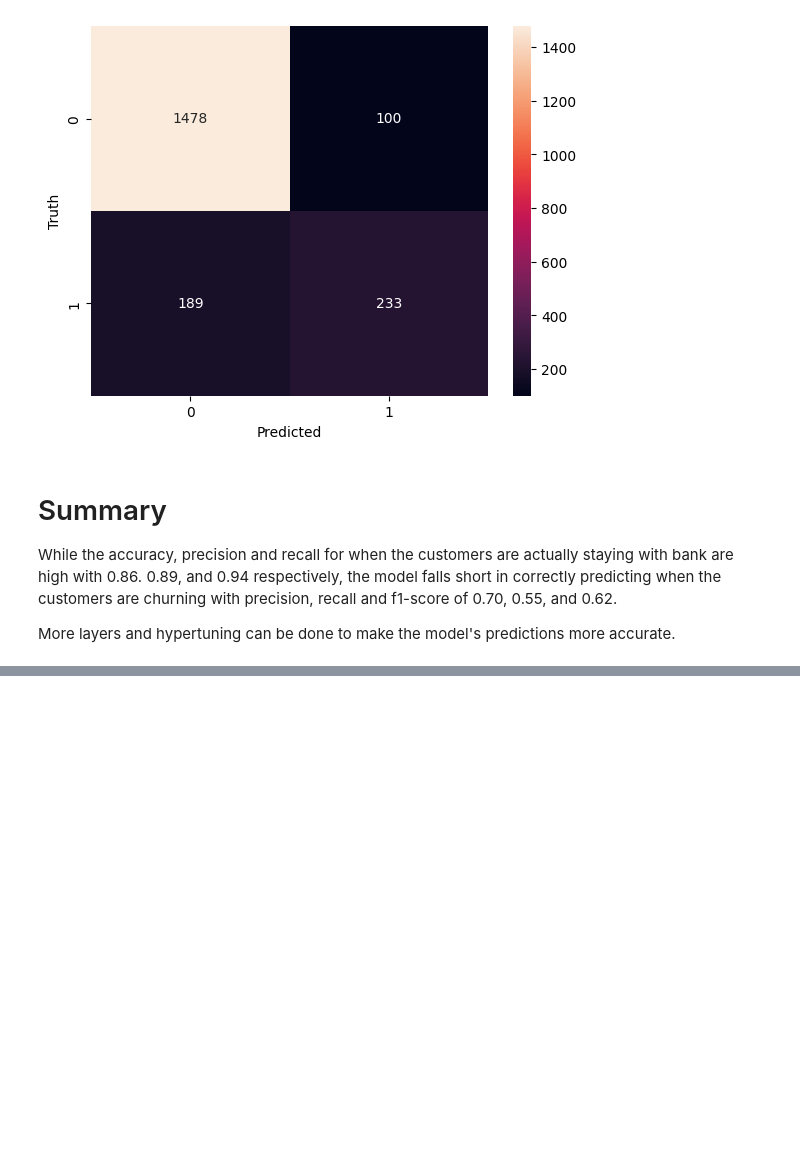
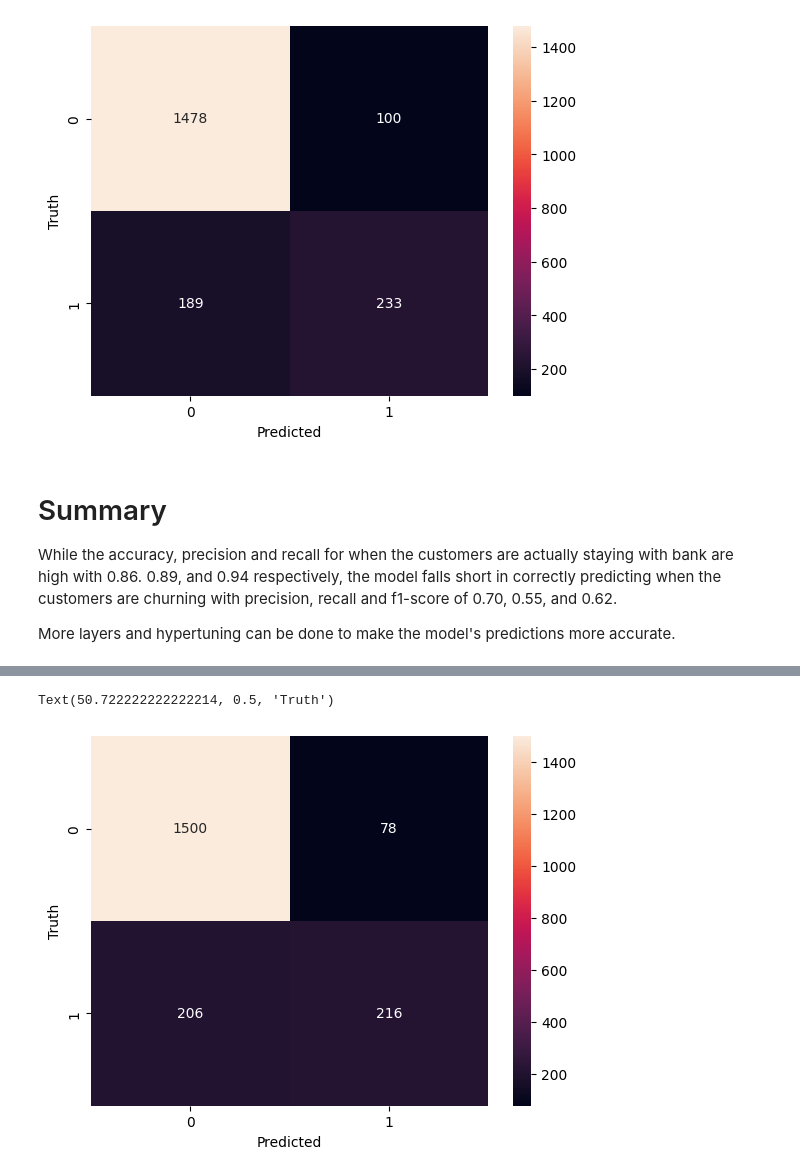
Before and after one commit to AaronChen589/Bank-Churn-Analysis-, a Jupyter notebook: Machine_Learning_Bank_Churn.ipynb, the cells around one changed output, grey strips where cells are left out. Saved outputs shown, nothing was run; the diff lists cells and outputs as text; code cells hidden in the pictures; blank space fills up the shorter version.

```diff
--- a/Machine_Learning_Bank_Churn.ipynb
+++ b/Machine_Learning_Bank_Churn.ipynb
@@ -96,0 +97,24 @@ More layers and hypertuning can be done to make the model's predictions more acc
+# %%
+model = keras.Sequential([keras.layers.Dense(50, input_shape=(12,), activation='relu'), # start with 12 input layers for 12 columns and 20 hidden layers
+                          keras.layers.Dense(30, activation='relu'),
+                          keras.layers.Dense(30, activation='relu'),
+                          keras.layers.Dense(20, activation='relu'),
+                          keras.layers.Dense(15, activation='relu'),
+                          keras.layers.Dense(1, activation='sigmoid') # output layer
+                          ])
+
+
+model.compile(optimizer=keras.optimizers.AdamW(),
+              loss = 'binary_crossentropy',
+              metrics=['accuracy'])
+
+model.fit(X_train, y_train, epochs=15)
+
+model.evaluate(X_test,y_test)
+y_pre = model.predict(X_test)
+y_pred = []
+for element in y_pre:
+    if element > 0.5:
+        y_pred.append(1)
+    else:
+        y_pred.append(0)
@@ -96,0 +150,8 @@ More layers and hypertuning can be done to make the model's predictions more acc
+# %%
+cm = tf.math.confusion_matrix(labels=y_test, predictions=y_pred)
+sn.heatmap(cm,annot=True, fmt='d')
+plt.xlabel('Predicted')
+plt.ylabel('Truth')
+# %% [output]
+Text(50.722222222222214, 0.5, 'Truth')
+[figure, added]
```
Also changed, not shown: parts of 6 cells of this notebook.
